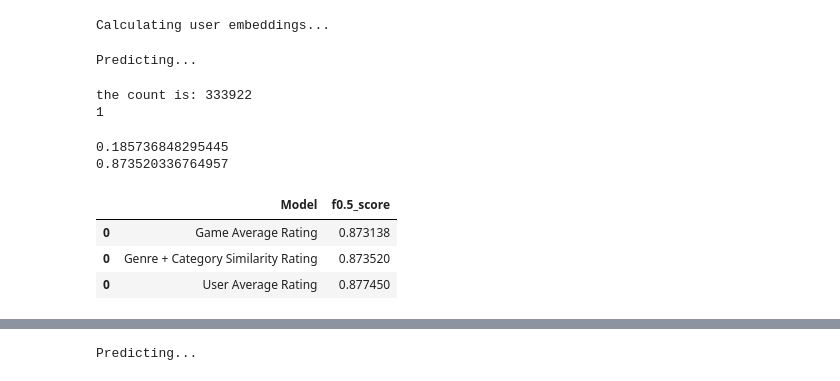
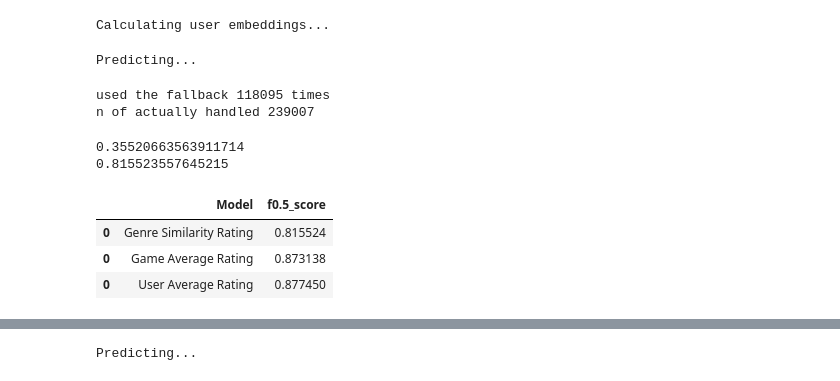
Before and after one commit to akseljoonas/rec-system-MLFortnight, a Jupyter notebook: main_model.ipynb, the cells around one changed output, grey strips where cells are left out. Drawn from its saved outputs; the diff is of its cells as text; code cells hidden in the pictures.

Commit message:
fixed many data handling errors and started on matrix fac

```diff
--- a/main_model.ipynb
+++ b/main_model.ipynb
@@ -616,8 +628,8 @@ class MatrixFactorizationModel_ALS(tf.keras.Model):
         self.item_emb = tf.keras.layers.Embedding(num_items, embedding_dim)
 
     def call(self, inputs):
-        user_ids = inputs[:, 0]
-        item_ids = inputs[:, 1]
+        user_ids = inputs[:, 0]#????
+        item_ids = inputs[:, 1]#????
 
         user_emb = self.user_emb(user_ids)
         item_emb = self.item_emb(item_ids)
@@ -638,11 +650,14 @@ class MatrixFactorizationModel_ALS(tf.keras.Model):
             self.fit(
                 x = x,
                 y = y,
-                batch_size = 500_000,
+                batch_size = 24000,
                 epochs = 1,
                 verbose = 1,
                 shuffle = True
             )
+# %%
+num_users = train.steamid.nunique()
+num_anime = train.appid.nunique()
 # %%
 als_model = MatrixFactorizationModel_ALS(
     num_users = num_users,
@@ -665,8 +680,8 @@ als_model.custom_fit(
 )
 # %%
-y_pred = als_model.predict(test_ratings[["user_enc_id", "anime_enc_id"]].values)
+y_pred = als_model.predict(test[["steamid", "appid"]].values)
 
-mae = mean_absolute_error(test_ratings.rating, y_pred)
+mae = mean_absolute_error(test.votes_up, y_pred)
 
 add_res('Matrix Factorization ALS', mae)
 # %% [markdown]
@@ -699,14 +720,6 @@ game_data.head()
 # THINK MAYBE HOW TO PARALLELIZE THIS
 # BY CHANGING THE FOR LOOP TO LINEAR ALGEBRA
 # ––
-
-# Index(['user_id', 'anime_id', 'rating'], dtype='object')
-#   anime_id	name	average_rating	synopsis	adventure	cars	comedy	dementia
-
-# my columns
-# 	id	steamid	appid	voted_up	weighted_vote_score	playtime_forever	playtime_at_review	num_games_owned	num_reviews
-# name	appid	required_age	is_free	controller_support	short_description	recommendations	reviews	price_overview	metacritic	Category1	Category2	Category8
-# each person is the average of the genres that they have upvoted
 
 class GenresSimRating:
     def __init__(self):
@@ -715,13 +728,12 @@ class GenresSimRating:
 
     def fit(self, X, y):
         print("Calculating user embeddings...")
-        self.user_mean = X.groupby('steamid')['voted_up'].mean() # kinda dumb
-        f = 0
+        self.user_mean = X.groupby('steamid')['voted_up'].mean()
         for user_id, group in tqdm_notebook(X.groupby('steamid')):
-            selection = game_data.appid.isin(group.appid) # error here
+            selection = game_data.appid.isin(group.appid)
             if selection.sum() == 0:
                 continue
-            emb = game_data[selection].filter(regex='Genre|Category').mean() # for genres
+            emb = game_data[selection].filter(regex='Genre').mean() # for genres
             self.user_emb[user_id] = emb / np.linalg.norm(emb)
 
         #print(self.user_emb)
@@ -735,14 +747,15 @@ class GenresSimRating:
             if user_id in self.user_emb and game_id in game_data.appid:
                 user_emb = self.user_emb[user_id]
 
-                game_emb = game_data.loc[game_id, game_data.filter(regex='Genre|Category').columns]#########
+                game_emb = game_data.loc[game_id, game_data.filter(regex='Genre').columns]
                 cos_sim = np.dot(user_emb, game_emb) / np.linalg.norm(game_emb)
                 y_pred.append(cos_sim)
             else:
                 y_pred.append(self.user_mean[user_id])
                 count = count +1
         y_pred_binary = np.array([1 if score > 0.5 else 0 for score in y_pred])
-        print(f"the count is: {count}")
+        print(f"used the fallback {count} times")
+        print(f"n of actually handled {len(X) - count}")
 
         return y_pred_binary
 
@@ -753,22 +766,21 @@ genre_sim_rating.fit(train, train.voted_up)
 Calculating user embeddings...
 # %%
 y_pred = genre_sim_rating.predict(eval)
-print(y_pred[1])
 # %% [output]
 Predicting...
-the count is: 333922
-1
+used the fallback 118095 times
+n of actually handled 239007
 # %%
 fbeta = fbeta_score(eval.voted_up, y_pred, beta=0.5)
 mae = mean_absolute_error(eval.voted_up, y_pred)
 print(mae)
 print(fbeta)
-add_res('Genre + Category Similarity Rating', fbeta)
+add_res('Genre Similarity Rating', fbeta)
 # %% [output]
-0.185736848295445
-0.873520336764957
+0.35520663563911714
+0.815523557645215
 |  | Model | f0.5_score |
+| 0 | Genre Similarity Rating | 0.815524 |
 | 0 | Game Average Rating | 0.873138 |
-| 0 | Genre + Category Similarity Rating | 0.873520 |
 | 0 | User Average Rating | 0.877450 |
 # %%
```
Also changed, not shown: parts of 24 cells of this notebook.
